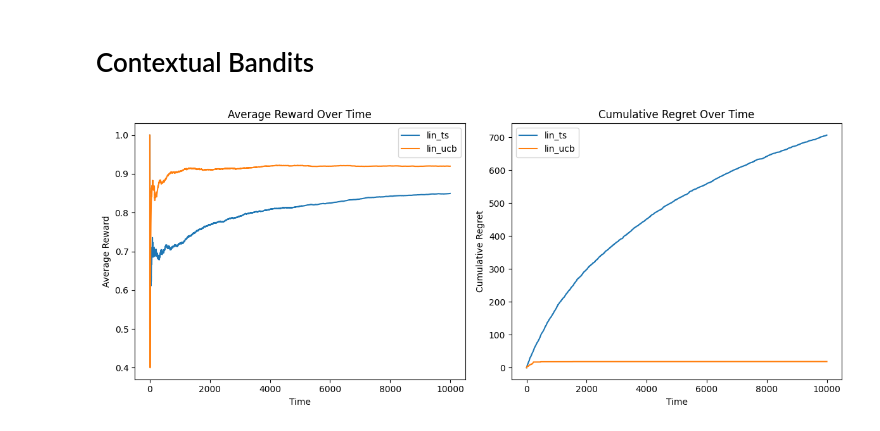
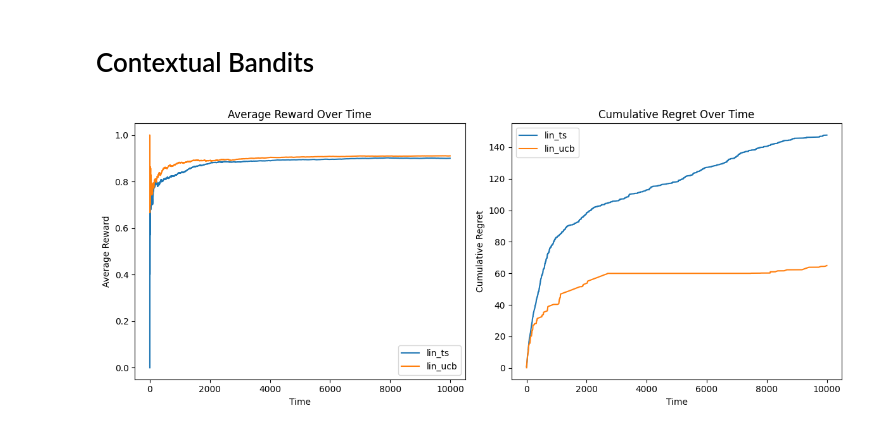
Before and after one commit to Parvish-Kakarapalli/RL_ALGO, a Jupyter notebook: Bandits.ipynb, the cells around one changed output. Saved outputs shown, nothing was run; the diff lists cells and outputs as text; code cells hidden in the pictures.

```diff
--- a/Bandits.ipynb
+++ b/Bandits.ipynb
@@ -213,9 +213,11 @@ class LinUCB:
   def step(self):
     action_values = []
     for i in range(self.n_arms):
-      theta_hat = np.linalg.inv(self.A[i])@self.b[i]
+      # theta_hat = np.linalg.inv(self.A[i])@self.b[i]
+      theta_hat = np.linalg.solve(self.A[i], self.b[i])
       estimate = (self.contexts[i].T @ theta_hat)[0, 0]
-      bound = (self.contexts[i].T @ np.linalg.inv(self.A[i]) @ self.contexts[i])[0, 0]
+      # bound = (self.contexts[i].T @ np.linalg.inv(self.A[i]) @ self.contexts[i])[0, 0]
+      bound = (np.linalg.solve(self.A[i].T, self.contexts[i]).T @ self.contexts[i])[0, 0]
       action_values.append(estimate + self.alpha*np.sqrt(bound))
     action = np.argmax(action_values)
     reward = bernoulli_reward(self.true_rewards[action])
@@ -237,9 +239,12 @@ class LinTS:
   def step(self):
     action_values = []
     for i in range(self.n_arms):
-      theta_hat = np.linalg.inv(self.A[i])@self.b[i]
-      sigma = (self.v**2)*np.linalg.inv(self.A[i])
-      theta = np.random.multivariate_normal(theta_hat.reshape(-1), sigma)
+      # theta_hat = np.linalg.inv(self.A[i])@self.b[i]
+      theta_hat = np.linalg.solve(self.A[i], self.b[i])
+      L = np.linalg.cholesky(self.A[i])  # A[i] = L @ L.T
+      z = np.random.randn(self.context_dim)
+      scaled_noise = self.v * np.linalg.solve(L.T, z)
+      theta = theta_hat.reshape(-1) + scaled_noise
       action_value = self.contexts[i].T@theta
       action_values.append(action_value[0])
     action = np.argmax(action_values)
@@ -249,11 +254,11 @@ class LinTS:
     return action, reward
 # %%
 np.random.seed(42)
-contexts = np.random.randn(10, 3)
+contexts = np.random.randn(20, 3)
 true_rewards = 1 / (1 + np.exp(-(contexts[:, 0] + 0.5 * contexts[:, 1] - contexts[:, 2])))
 
 lin_ucb = LinUCB(contexts, true_rewards, alpha=1)
-lin_ts = LinTS(contexts, true_rewards, v=)
+lin_ts = LinTS(contexts, true_rewards, v=0.5)
 
 metrics = {}
 optimal_reward = np.max(true_rewards)
@@ -269,31 +274,31 @@ metrics['lin_ts'] = [rewards_ts, regrets_ts]
 #  LinUCB
 rewards_ucb, regrets_ucb = [], []
 for _ in range(10000):
     action, reward = lin_ucb.step()
     rewards_ucb.append(reward)
     regrets_ucb.append(optimal_reward - true_rewards[action])
 metrics['lin_ucb'] = [rewards_ucb, regrets_ucb]
 
 plt.figure(figsize=(12, 5))
 plt.subplot(1, 2, 1)
 plt.xlabel("Time")
 plt.ylabel("Average Reward")
 plt.title('Average Reward Over Time')
 for algo in metrics:
     rewards = metrics[algo][0]
     plt.plot(np.cumsum(rewards) / np.arange(1, len(rewards)+1), label=algo)
 plt.legend()
 
 plt.subplot(1, 2, 2)
 plt.xlabel("Time")
 plt.ylabel("Cumulative Regret")
 plt.title('Cumulative Regret Over Time')
 for algo in metrics:
     regrets = metrics[algo][1]
     plt.plot(np.cumsum(regrets), label=algo)
 plt.legend()
 
 plt.tight_layout()
 plt.show()
 # %% [output]
-[figure, old version]
+[figure, new version]
```
